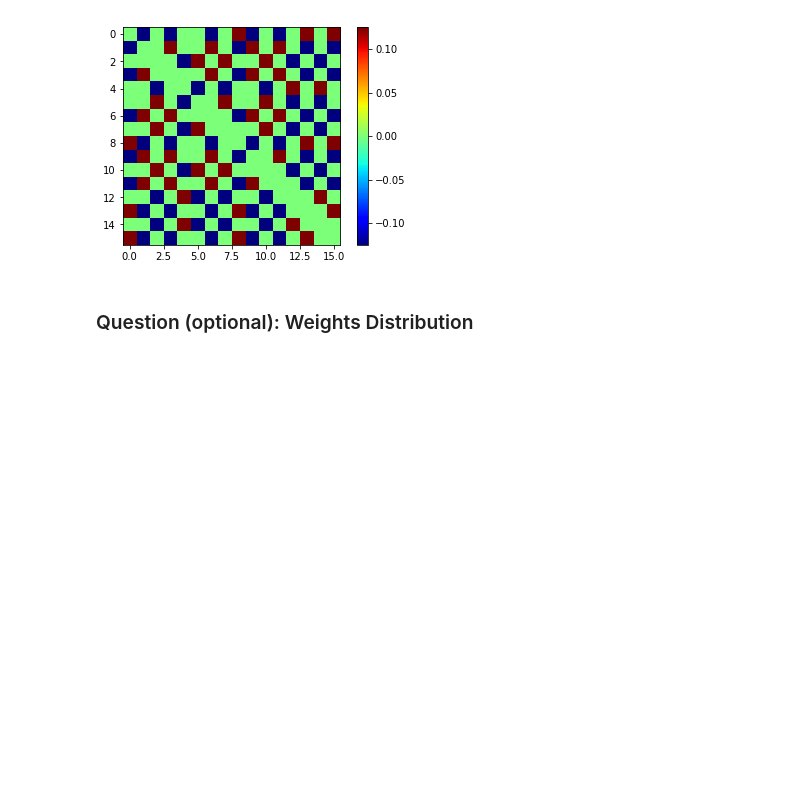
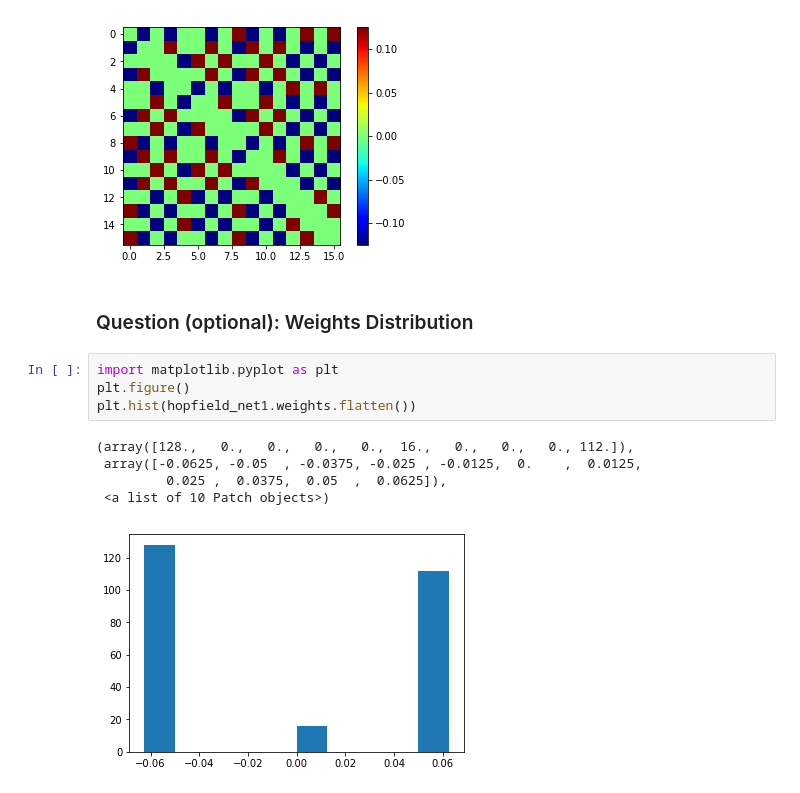
Before and after one commit to disadone/neuronaldynamics-epfl, a Jupyter notebook: neuronaldynamics-book-exercises/8-Hopfield Network model of associative memory.ipynb, the cells around one changed output. Saved outputs shown, nothing was run; the diff lists cells and outputs as text; blank space fills up the shorter version.

```diff
--- a/neuronaldynamics-book-exercises/8-Hopfield Network model of associative memory.ipynb
+++ b/neuronaldynamics-book-exercises/8-Hopfield Network model of associative memory.ipynb
@@ -308,3 +342,13 @@ plot_tools.plot_nework_weights(hopfield_network=hopfield_net)
 [figure]
 # %% [markdown]
 ### Question (optional): Weights Distribution
+# %%
+import matplotlib.pyplot as plt
+plt.figure()
+plt.hist(hopfield_net1.weights.flatten())
+# %% [output]
+(array([128.,   0.,   0.,   0.,   0.,  16.,   0.,   0.,   0., 112.]),
+ array([-0.0625, -0.05  , -0.0375, -0.025 , -0.0125,  0.    ,  0.0125,
+         0.025 ,  0.0375,  0.05  ,  0.0625]),
+ <a list of 10 Patch objects>)
+[figure, added]
```
Also changed, not shown: parts of 27 cells of this notebook, 4 other files.
